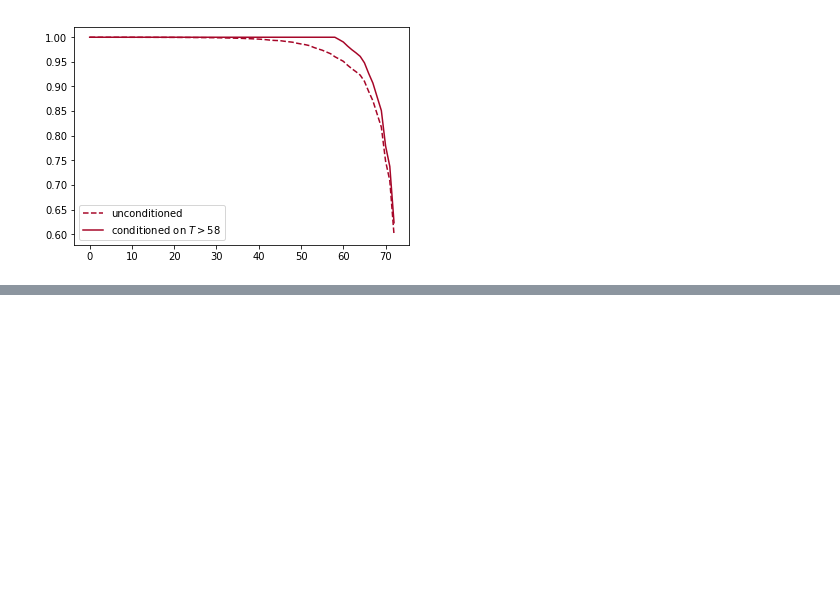
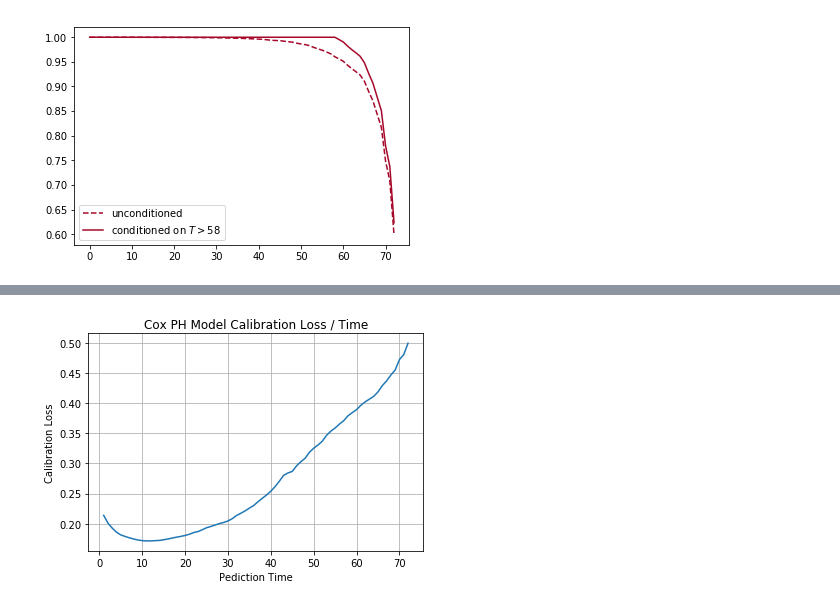
Before and after one commit to PadmajaVB/Cohort-Analysis, a Jupyter notebook: Code/TelcoCustomerChurn.ipynb, the cells around one changed output, grey strips where cells are left out. Drawn from its saved outputs; the diff is of its cells as text; code cells hidden in the pictures; blank space fills up the shorter version.

```diff
--- a/Code/TelcoCustomerChurn.ipynb
+++ b/Code/TelcoCustomerChurn.ipynb
@@ -164,0 +336,18 @@ plt.legend()
+# %%
+# Inspect the calibration of the model at all the time periods (above one is just for tenure=13)
+loss_dict = {}
+for i in range(1,73):
+    score=brier_score_loss(cph_test['Churn_Yes'], 1-np.array(cph.predict_survival_function(cph_test).loc[i]), pos_label=1)
+    loss_dict[i] = [score]
+
+loss_df = pd.DataFrame(loss_dict).T
+
+fig,ax = plt.subplots()
+ax.plot(loss_df.index, loss_df)
+ax.set(xlabel='Pediction Time', ylabel='Calibration Loss', title='Cox PH Model Calibration Loss / Time')
+ax.grid()
+
+# Here we can see that the model is well caliberated b/w 5 and 25 months
+plt.show()
+# %% [output]
+[figure, added]
```
Also changed, not shown: parts of 26 cells of this notebook.
